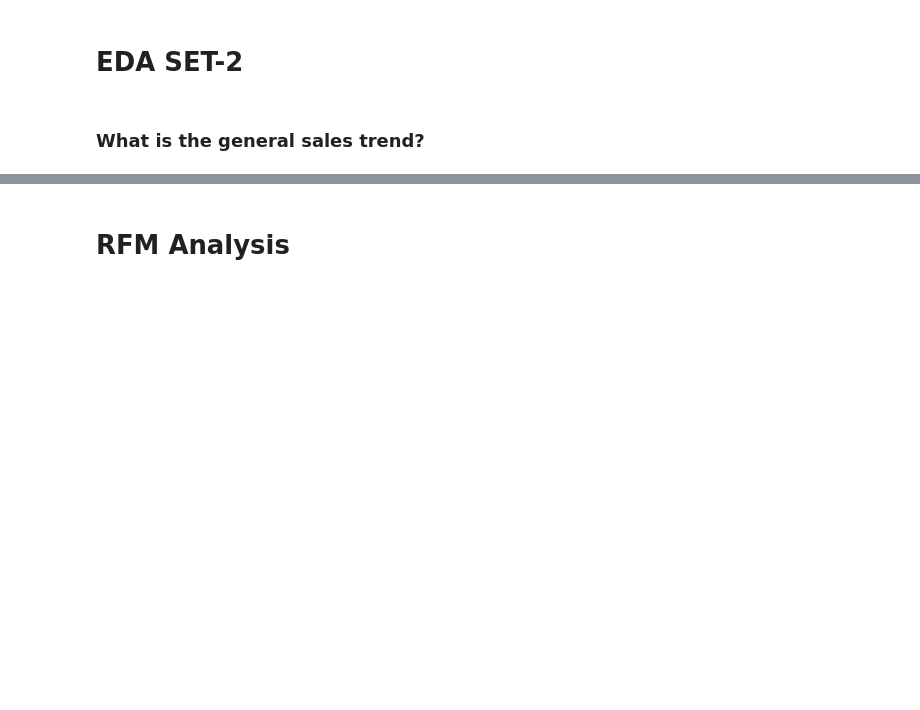
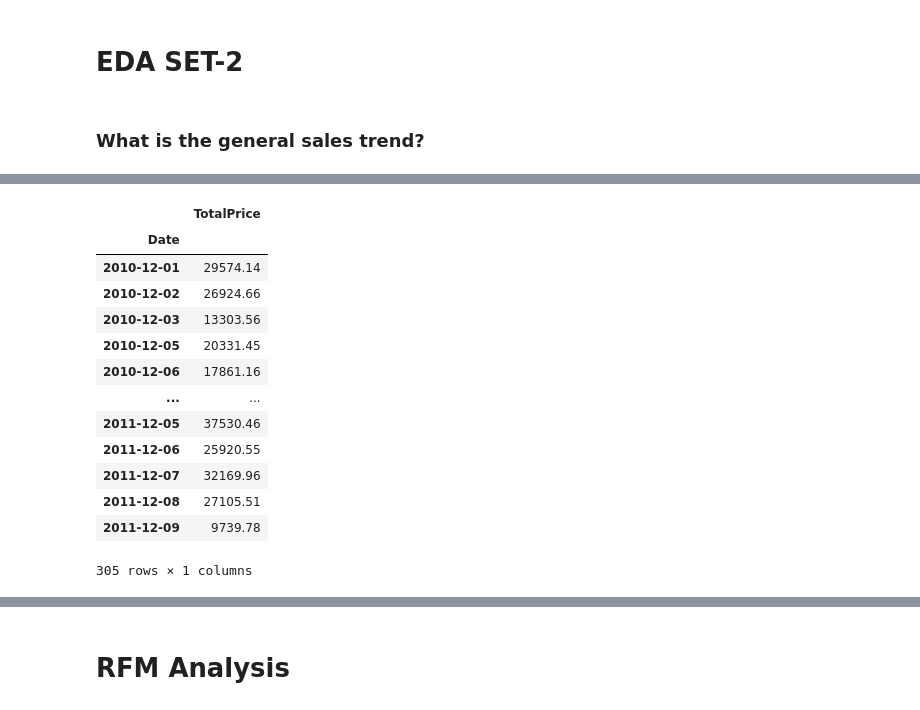
Before and after one commit to ABHISHEK-ALGO/Customer-Behaviour-and-Segmentation, a Jupyter notebook: Customer Behaviour and Segmentation.ipynb, the cells around one changed output, grey strips where cells are left out. Drawn from its saved outputs; the diff is of its cells as text; code cells hidden in the pictures; blank space fills up the shorter version.

```diff
--- a/Customer Behaviour and Segmentation.ipynb
+++ b/Customer Behaviour and Segmentation.ipynb
@@ -548,0 +570,19 @@ plt.show()
+# %%
+ general_trend = general_trend.groupby('Date')['TotalPrice'].sum()
+general_trend = pd.DataFrame(general_trend)
+general_trend
+# %% [output]
+|  | TotalPrice |
+| Date |  |
+| 2010-12-01 | 29574.14 |
+| 2010-12-02 | 26924.66 |
+| 2010-12-03 | 13303.56 |
+| 2010-12-05 | 20331.45 |
+| 2010-12-06 | 17861.16 |
+| ... | ... |
+| 2011-12-05 | 37530.46 |
+| 2011-12-06 | 25920.55 |
+| 2011-12-07 | 32169.96 |
+| 2011-12-08 | 27105.51 |
+| 2011-12-09 | 9739.78 |
+305 rows × 1 columns
```
Also changed, not shown: parts of 10 cells of this notebook.
